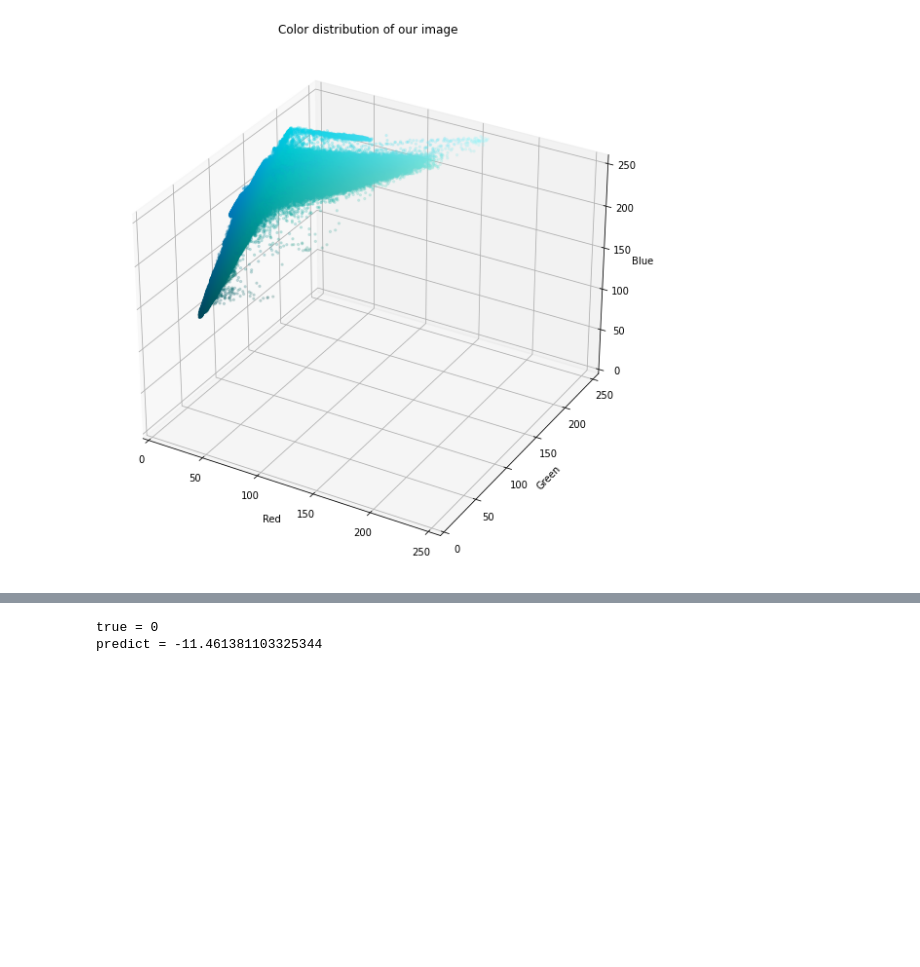
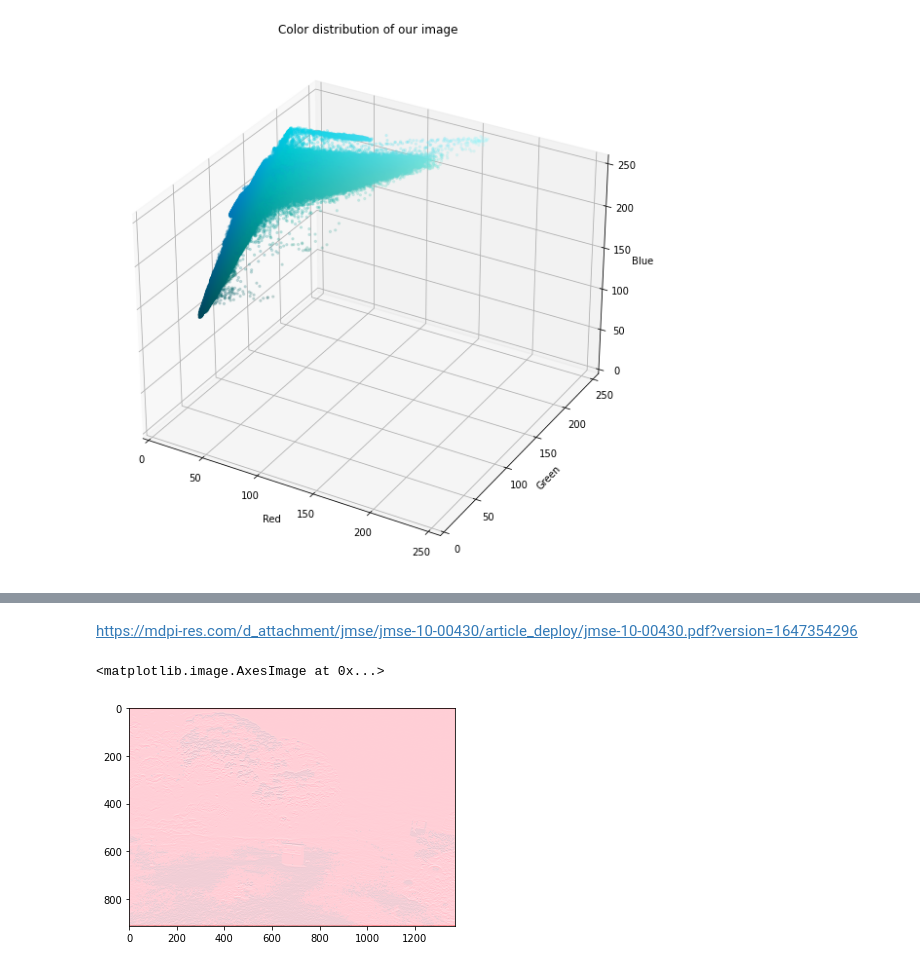
Before and after one commit to Nyacreeps/project-tifo, a Jupyter notebook: src/Test.ipynb, the cells around one changed output, grey strips where cells are left out. Drawn from its saved outputs; the diff is of its cells as text; code cells hidden in the pictures; blank space fills up the shorter version.

```diff
--- a/src/Test.ipynb
+++ b/src/Test.ipynb
@@ -202,7 +149,19 @@ KeyboardInterrupt:
-# %%
-d = 3
-print("true = " + str(rValues[d]))
-print("predict = " + str(c + b * bValues[d] + a * gValues[d]))
-# %% [output]
-true = 0
-predict = -11.461381103325344
+# %% [markdown]
+https://mdpi-res.com/d_attachment/jmse/jmse-10-00430/article_deploy/jmse-10-00430.pdf?version=1647354296
+# %%
+def surround_gauss_kernel(size: int, scale) -> np.array:
+    size = int(size)
+    y, x = np.mgrid[-size:size+1, -size:size+1]
+    norm = 1 / (2 * np.pi * scale**2)
+
+    g = np.exp(-(np.square(x) + np.square(y) / (2 * (scale ** 2))))
+
+    return g * norm
+# %%
+from scipy.signal import convolve
+Lr = convolve(imageArr[...,0], surround_gauss_kernel(5, 15), mode='same', method='direct') - convolve(imageArr[...,0], surround_gauss_kernel(5, 10), mode='same', method='direct')
+Lr[Lr == 0] = 0.1
+Lg = convolve(imageArr[...,1], surround_gauss_kernel(5, 15), mode='same', method='direct') - convolve(imageArr[...,1], surround_gauss_kernel(5, 10), mode='same', method='direct')
+Lg[Lg == 0] = 0.1
+Lb = convolve(imageArr[...,2], surround_gauss_kernel(5, 15), mode='same', method='direct') - convolve(imageArr[...,2], surround_gauss_kernel(5, 10), mode='same', method='direct')
+Lb[Lb == 0] = 0.1
@@ -208,0 +171,17 @@ predict = -11.461381103325344
+# %%
+tr = ((imageArr[...,0] - A[0]) * Lr) / (imageArr[...,0] - A[0] * Lr)
+tg = ((imageArr[...,1] - A[1]) * Lg) / (imageArr[...,1] - A[1] * Lg)
+tb = ((imageArr[...,2] - A[2]) * Lb) / (imageArr[...,2] - A[2] * Lb)
+# %%
+outputr = (imageArr[...,0] - A[0]) / tr + A[0]
+outputr = (outputr - np.min(outputr)) / (np.max(outputr) - np.min(outputr))
+outputg = (imageArr[...,1] - A[1]) / tg + A[1]
+outputg = (outputg - np.min(outputg)) / (np.max(outputg) - np.min(outputg))
+outputb = (imageArr[...,2] - A[2]) / tb + A[2]
+outputb = (outputb - np.min(outputb)) / (np.max(outputb) - np.min(outputb))
+# %%
+outputIm = np.stack((outputr, outputg, outputb), axis=-1)
+plt.imshow(outputIm)
+# %% [output]
+<matplotlib.image.AxesImage at 0x...>
+[figure, added]
```
Also changed, not shown: parts of 4 cells of this notebook.
